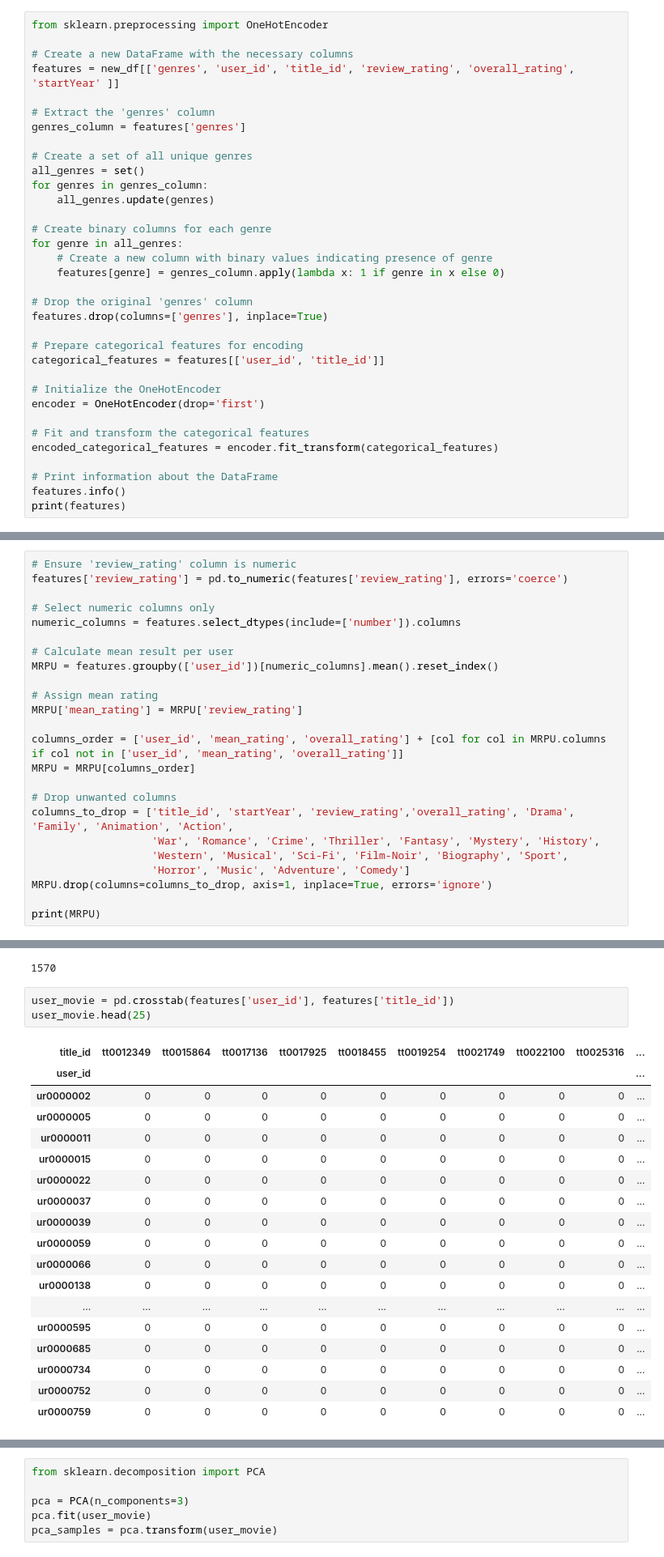
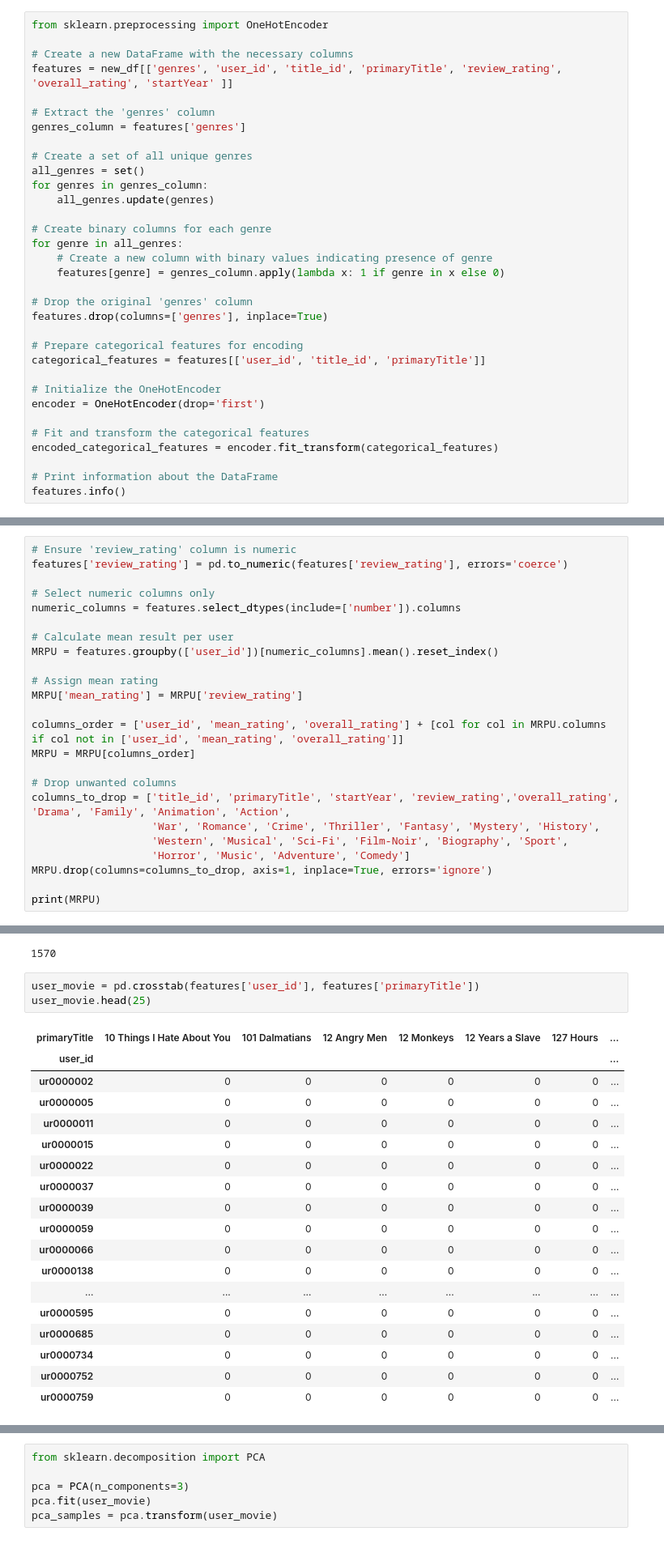
Before and after one commit to Gruppe-H/AI_exam, a Jupyter notebook: UserProfilingClustering.ipynb, the cells around one changed output, grey strips where cells are left out. Shown at 81% size. Saved outputs shown, nothing was run; the diff lists cells and outputs as text.

```diff
--- a/UserProfilingClustering.ipynb
+++ b/UserProfilingClustering.ipynb
@@ -399,7 +399,7 @@ columns_to_keep = ['title_id', 'user_id', 'review_rating', 'review_summary', 'ov
 from sklearn.preprocessing import OneHotEncoder
 
 # Create a new DataFrame with the necessary columns
-features = new_df[['genres', 'user_id', 'title_id', 'review_rating', 'overall_rating', 'startYear' ]]
+features = new_df[['genres', 'user_id', 'title_id', 'primaryTitle', 'review_rating', 'overall_rating', 'startYear' ]]
 
 # Extract the 'genres' column
 genres_column = features['genres']
@@ -418,7 +418,7 @@ for genre in all_genres:
 features.drop(columns=['genres'], inplace=True)
 
 # Prepare categorical features for encoding
-categorical_features = features[['user_id', 'title_id']]
+categorical_features = features[['user_id', 'title_id', 'primaryTitle']]
 
 # Initialize the OneHotEncoder
 encoder = OneHotEncoder(drop='first')
@@ -428,7 +428,6 @@ encoded_categorical_features = encoder.fit_transform(categorical_features)
 
 # Print information about the DataFrame
 features.info()
-print(features)
 # %% [output]
 A value is trying to be set on a copy of a slice from a DataFrame.
 Try using .loc[row_indexer,col_indexer] = value instead
@@ -502,7 +517,7 @@ columns_order = ['user_id', 'mean_rating', 'overall_rating'] + [col for col in M
 MRPU = MRPU[columns_order]
 
 # Drop unwanted columns
-columns_to_drop = ['title_id', 'startYear', 'review_rating','overall_rating', 'Drama', 'Family', 'Animation', 'Action',
+columns_to_drop = ['title_id', 'primaryTitle', 'startYear', 'review_rating','overall_rating', 'Drama', 'Family', 'Animation', 'Action',
                    'War', 'Romance', 'Crime', 'Thriller', 'Fantasy', 'Mystery', 'History',
                    'Western', 'Musical', 'Sci-Fi', 'Film-Noir', 'Biography', 'Sport',
                    'Horror', 'Music', 'Adventure', 'Comedy']
@@ -591,24 +604,24 @@ len(features['title_id'].unique())
 # %% [output]
 1570
 # %%
-user_movie = pd.crosstab(features['user_id'], features['title_id'])
+user_movie = pd.crosstab(features['user_id'], features['primaryTitle'])
 user_movie.head(25)
 # %% [output]
-| title_id | tt0012349 | tt0015864 | tt0017136 | tt0017925 | tt0018455 | tt0019254 | tt0021749 | tt0022100 | tt0025316 | ... |
-| user_id |  |  |  |  |  |  |  |  |  | ... |
-| ur0000002 | 0 | 0 | 0 | 0 | 0 | 0 | 0 | 0 | 0 | ... |
-| ur0000005 | 0 | 0 | 0 | 0 | 0 | 0 | 0 | 0 | 0 | ... |
-| ur0000011 | 0 | 0 | 0 | 0 | 0 | 0 | 0 | 0 | 0 | ... |
-| ur0000015 | 0 | 0 | 0 | 0 | 0 | 0 | 0 | 0 | 0 | ... |
-| ur0000022 | 0 | 0 | 0 | 0 | 0 | 0 | 0 | 0 | 0 | ... |
-| ur0000037 | 0 | 0 | 0 | 0 | 0 | 0 | 0 | 0 | 0 | ... |
-| ur0000039 | 0 | 0 | 0 | 0 | 0 | 0 | 0 | 0 | 0 | ... |
-| ur0000059 | 0 | 0 | 0 | 0 | 0 | 0 | 0 | 0 | 0 | ... |
-| ur0000066 | 0 | 0 | 0 | 0 | 0 | 0 | 0 | 0 | 0 | ... |
-| ur0000138 | 0 | 0 | 0 | 0 | 0 | 0 | 0 | 0 | 0 | ... |
-| ... | ... | ... | ... | ... | ... | ... | ... | ... | ... | ... |
-| ur0000595 | 0 | 0 | 0 | 0 | 0 | 0 | 0 | 0 | 0 | ... |
-| ur0000685 | 0 | 0 | 0 | 0 | 0 | 0 | 0 | 0 | 0 | ... |
-| ur0000734 | 0 | 0 | 0 | 0 | 0 | 0 | 0 | 0 | 0 | ... |
-| ur0000752 | 0 | 0 | 0 | 0 | 0 | 0 | 0 | 0 | 0 | ... |
-| ur0000759 | 0 | 0 | 0 | 0 | 0 | 0 | 0 | 0 | 0 | ... |
+| primaryTitle | 10 Things I Hate About You | 101 Dalmatians | 12 Angry Men | 12 Monkeys | 12 Years a Slave | 127 Hours | ... |
+| user_id |  |  |  |  |  |  | ... |
+| ur0000002 | 0 | 0 | 0 | 0 | 0 | 0 | ... |
+| ur0000005 | 0 | 0 | 0 | 0 | 0 | 0 | ... |
+| ur0000011 | 0 | 0 | 0 | 0 | 0 | 0 | ... |
+| ur0000015 | 0 | 0 | 0 | 0 | 0 | 0 | ... |
+| ur0000022 | 0 | 0 | 0 | 0 | 0 | 0 | ... |
+| ur0000037 | 0 | 0 | 0 | 0 | 0 | 0 | ... |
+| ur0000039 | 0 | 0 | 0 | 0 | 0 | 0 | ... |
+| ur0000059 | 0 | 0 | 0 | 0 | 0 | 0 | ... |
+| ur0000066 | 0 | 0 | 0 | 0 | 0 | 0 | ... |
+| ur0000138 | 0 | 0 | 0 | 0 | 0 | 0 | ... |
+| ... | ... | ... | ... | ... | ... | ... | ... |
+| ur0000595 | 0 | 0 | 0 | 0 | 0 | 0 | ... |
+| ur0000685 | 0 | 0 | 0 | 0 | 0 | 0 | ... |
+| ur0000734 | 0 | 0 | 0 | 0 | 0 | 0 | ... |
+| ur0000752 | 0 | 0 | 0 | 0 | 0 | 0 | ... |
+| ur0000759 | 0 | 0 | 0 | 0 | 0 | 0 | ... |
```
Also changed, not shown: parts of 33 cells of this notebook, 1 other file.
